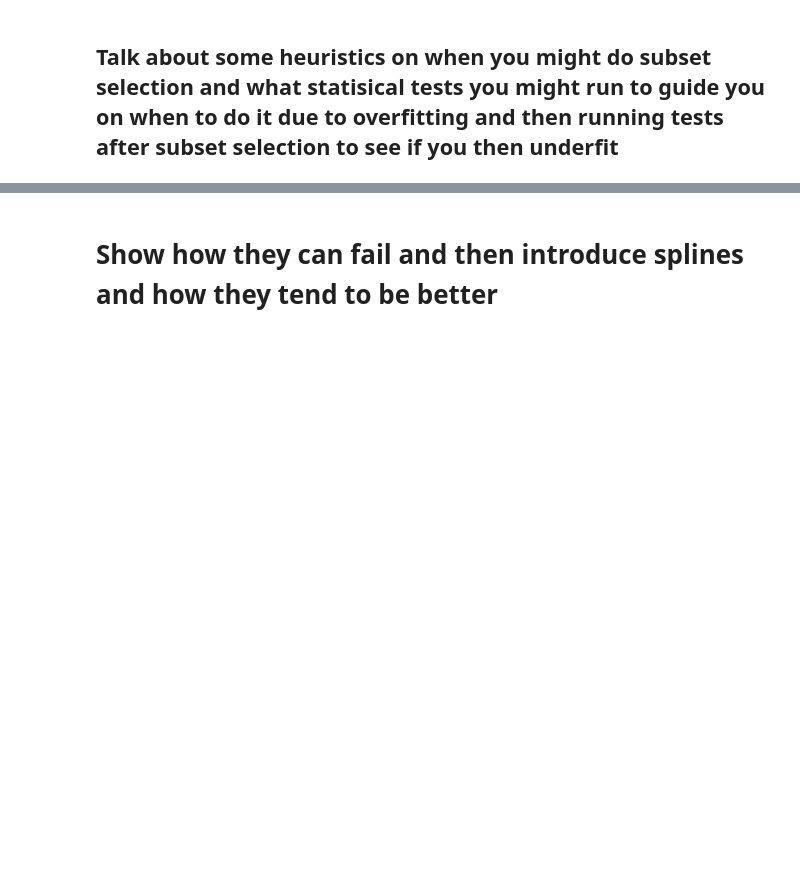
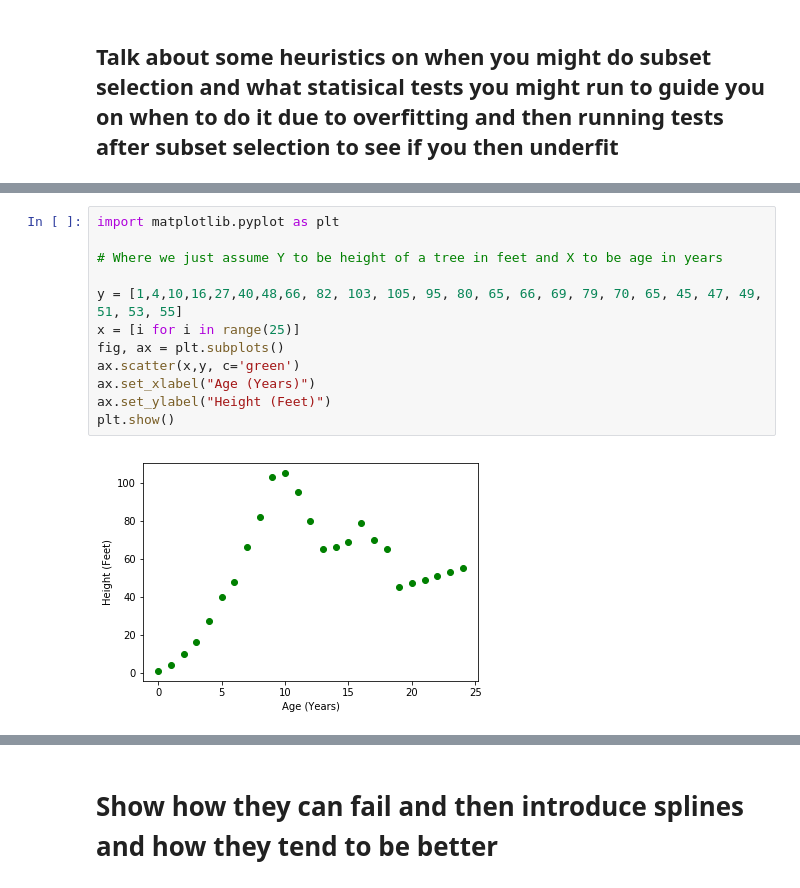
Before and after one commit to hhprogram/BlogPosts, a Jupyter notebook: Regression_Post.ipynb, the cells around one changed output, grey strips where cells are left out. Drawn from its saved outputs; the diff is of its cells as text; blank space fills up the shorter version.

```diff
--- a/Regression_Post.ipynb
+++ b/Regression_Post.ipynb
@@ -351,0 +392,14 @@ Differs from ridge regression as instead of using L2 norm in the penalty term we
+# %%
+import matplotlib.pyplot as plt
+
+# Where we just assume Y to be height of a tree in feet and X to be age in years
+
+y = [1,4,10,16,27,40,48,66, 82, 103, 105, 95, 80, 65, 66, 69, 79, 70, 65, 45, 47, 49, 51, 53, 55]
+x = [i for i in range(25)]
+fig, ax = plt.subplots()
+ax.scatter(x,y, c='green')
+ax.set_xlabel("Age (Years)")
+ax.set_ylabel("Height (Feet)")
+plt.show()
+# %% [output]
+[figure, added]
```
Also changed, not shown: parts of 8 cells of this notebook.
